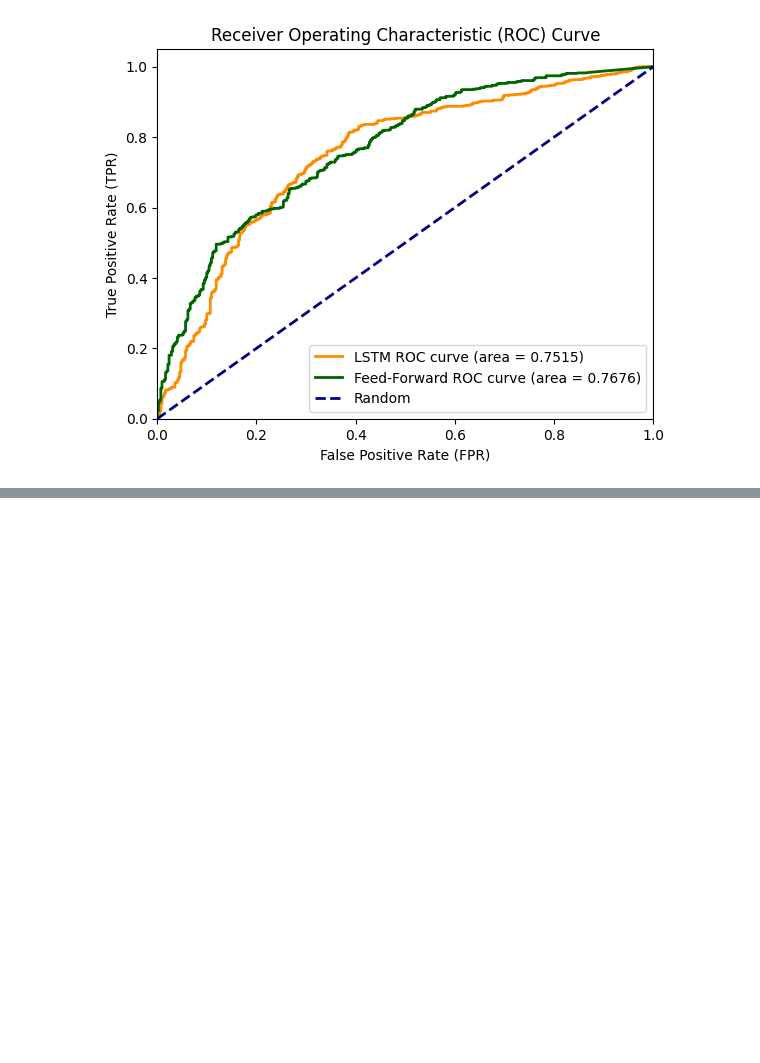
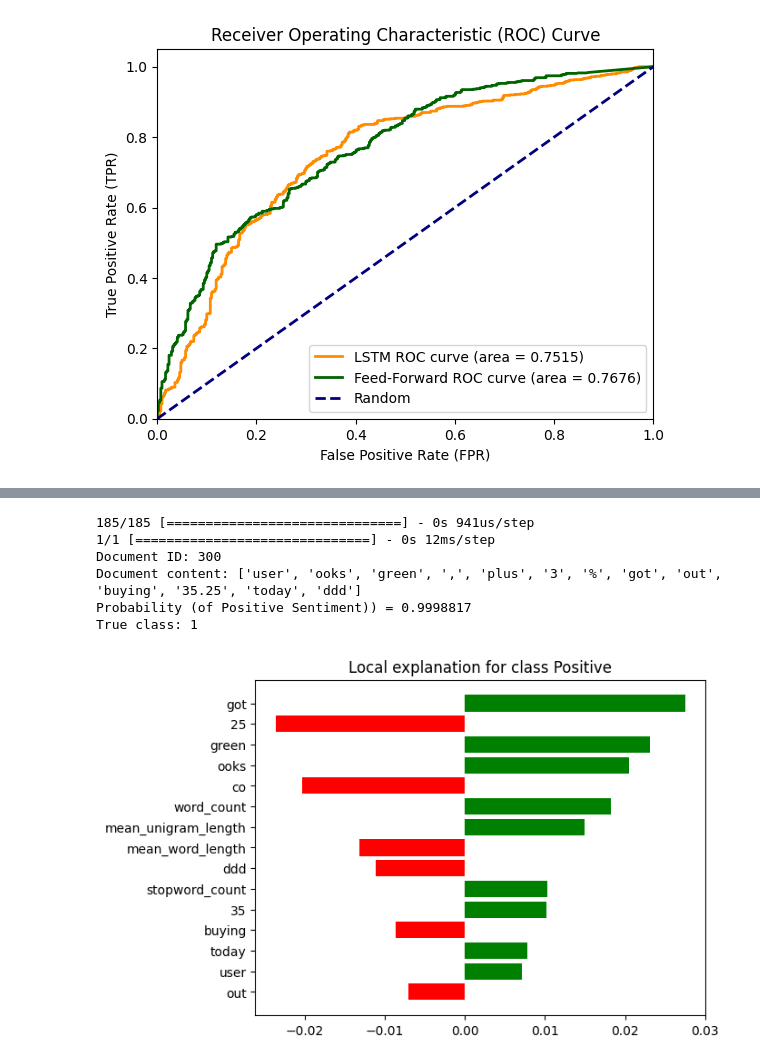
Before and after one commit to ethan-cyj/NUS-Fintech-Project-2, a Jupyter notebook: NN_impl.ipynb, the cells around one changed output, grey strips where cells are left out. Drawn from its saved outputs; the diff is of its cells as text; code cells hidden in the pictures; blank space fills up the shorter version.

Commit message:
Added LIME segment.

```diff
--- a/NN_impl.ipynb
+++ b/NN_impl.ipynb
@@ -15,6 +19,7 @@ token_test = test['Text_unigram']
 y_train = np.array(train['Sentiment'])
 y_test = np.array(test['Sentiment'])
 X_train = train.drop(['Sentiment', 'Text_unigram'], axis=1)
+feature_names = X_train.columns
 X_train = X_train.values
 X_test = test.drop(['Sentiment', 'Text_unigram'], axis=1).values
 gen_features = ['word_count', 'unigram_count', 'unique_word_count', 'unique_unigram_count', 'stopword_count', 'mean_word_length', 'mean_unigram_length', 'char_count', 'punctuation_count', 'number_count']
@@ -345,0 +358,42 @@ Feed-Forward Model ROC-AUC Score: 0.7675524142414821
+# %%
+from lime.lime_tabular import LimeTabularExplainer
+lime_train_sample = X_train
+# Set up LIME explainer using the sampled data
+explainer = LimeTabularExplainer(
+    training_data=lime_train_sample,  # Use the sampled data
+    feature_names=feature_names,
+    class_names=["Negative", "Positive"],
+    discretize_continuous=False,
+    sample_around_instance=True
+)
+
+# Define the prediction function for LIME
+def predict_fn(data):
+    # Get predictions for one class
+    preds = ffmodel.predict(X_train)
+    # Convert predictions to two columns (probabilities for both classes)
+    # Assuming preds are the probabilities for class 1
+    return np.hstack([1 - preds, preds])
+# %%
+for idx_to_explain in [300]:
+    exp = explainer.explain_instance(
+        data_row= X_train[idx_to_explain],
+        predict_fn=predict_fn,
+        num_features=15,   # Limit to top 20 features
+        num_samples=5894,
+        distance_metric='cosine'
+    )
+    fig = exp.as_pyplot_figure()
+    predicted_proba = ffmodel.predict(X_train[idx_to_explain].reshape(1, -1))[0][0]
+    print('Document ID: %d' % idx_to_explain)
+    print('Document content: %s' % train["Text_unigram"][idx_to_explain])
+    print('Probability (of Positive Sentiment)) =', predicted_proba)
+    print('True class: %s' % y_train[idx_to_explain])
+# %% [output]
+185/185 [==============================] - 0s 941us/step
+1/1 [==============================] - 0s 12ms/step
+Document ID: 300
+Document content: ['user', 'ooks', 'green', ',', 'plus', '3', '%', 'got', 'out', 'buying', '35.25', 'today', 'ddd']
+Probability (of Positive Sentiment)) = 0.9998817
+True class: 1
+[figure, added]
```
Also changed, not shown: parts of 7 cells of this notebook, 1 other file.
